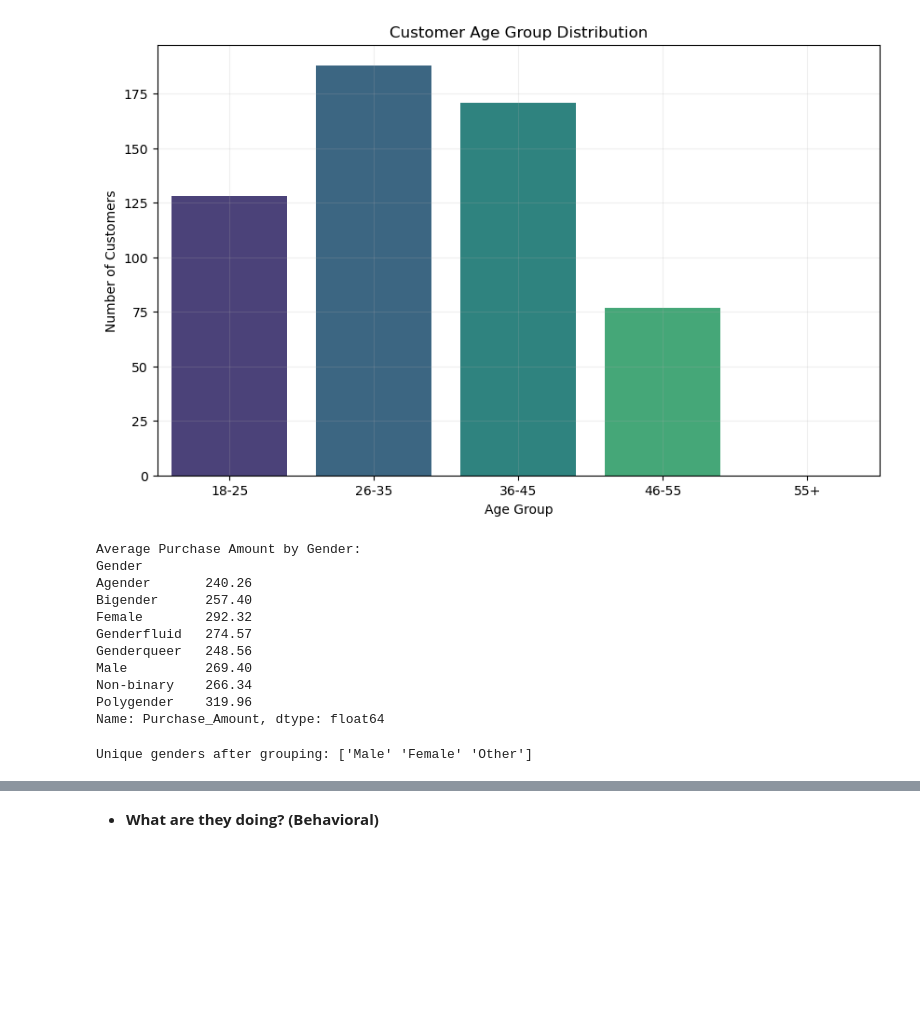
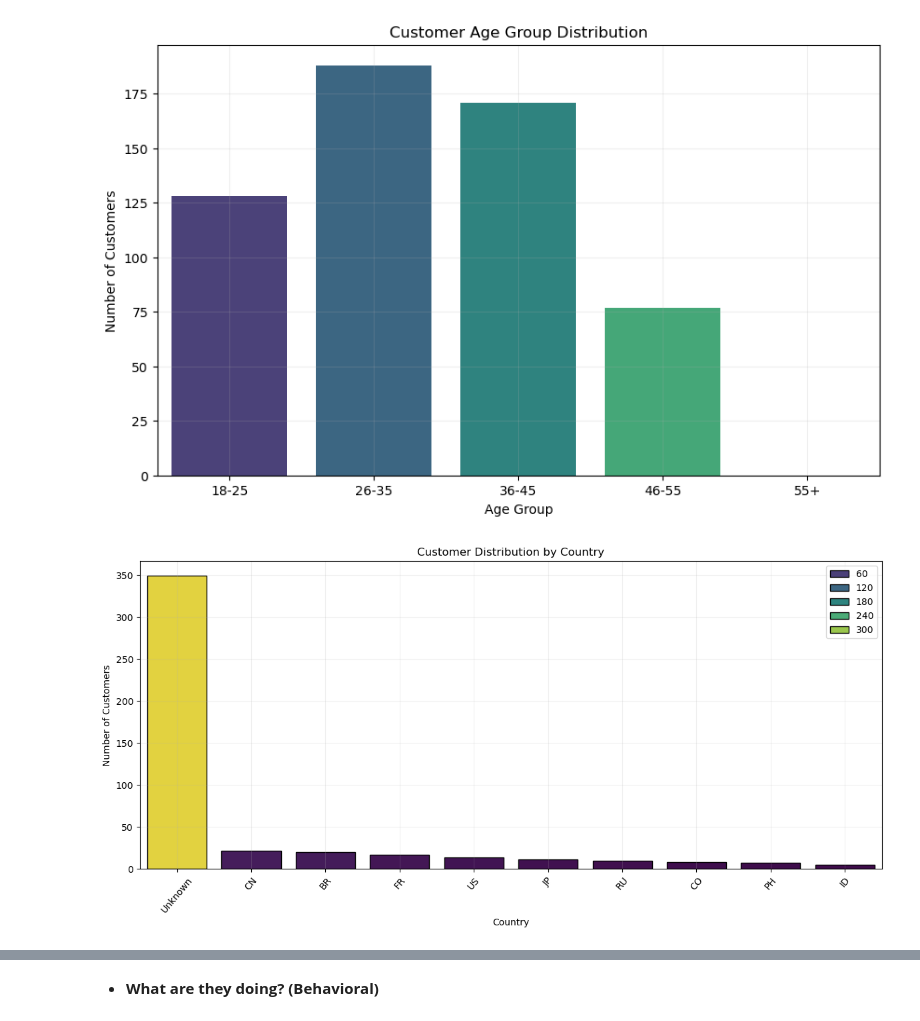
Before and after one commit to marianemcgrath/pfda, a Jupyter notebook: project/project_1.ipynb, the cells around one changed output, grey strips where cells are left out. Saved outputs shown, nothing was run; the diff lists cells and outputs as text; code cells hidden in the pictures; blank space fills up the shorter version.

```diff
--- a/project/project_1.ipynb
+++ b/project/project_1.ipynb
@@ -165,0 +152,3 @@ dtype: int64
+# %%
+# Convert 'Time_of_Purchase' to datetime format
+df['Time_of_Purchase'] = pd.to_datetime(df['Time_of_Purchase'], format='%m/%d/%Y')
@@ -165,0 +163,11 @@ dtype: int64
+# %%
+# Where are our customers from?
+# Using geonamescache to map cities to countries
+gc_instance = gc.GeonamesCache()
+city_data = gc_instance.get_cities()
+city_to_country = {city['name']: city['countrycode'] for city in city_data.values()}
+df['Country'] = df['Location'].map(city_to_country)
+print("Unique countries in dataset:", df['Country'].unique())
+# Some cities might not be mapped, let's fill those with 'Unknown'
+df['Country'] = df['Country'].fillna('Unknown')
+print("Unique countries after filling unknowns:", df['Country'].unique())
@@ -178,3 +205,15 @@ Age_Group
 46-55     77
 55+        0
 Name: count, dtype: int64
+# %%
+# Check if df exists and group by Gender to calculate the average purchase amount
+if 'df' in locals():
+	# Check if Purchase_Amount is already numeric, if not convert it
+	if df['Purchase_Amount'].dtype == 'object':
+		df['Purchase_Amount'] = df['Purchase_Amount'].str.replace('$', '').astype(float)
+
+	result = df.groupby('Gender')['Purchase_Amount'].mean()
+	print("Average Purchase Amount by Gender:")
+	print(result)
+else:
+	print("DataFrame 'df' not found. Please run cells 4 and 9 first to load and clean the data.")
@@ -189,31 +257,3 @@ plt.grid(alpha=0.2)
 plt.show()
 # %% [output]
 [figure]
-# %%
-# Check if df exists and group by Gender to calculate the average purchase amount
-if 'df' in locals():
-	# Convert Purchase_Amount to numeric format by removing '$' and converting to float
-	df['Purchase_Amount'] = df['Purchase_Amount'].str.replace('$', '').astype(float)
-	result = df.groupby('Gender')['Purchase_Amount'].mean()
-	print("Average Purchase Amount by Gender:")
-	print(result)
-else:
-	print("DataFrame 'df' not found. Please run cells 4 and 9 first to load and clean the data.")
-# %% [output]
-Average Purchase Amount by Gender:
-Gender
-Agender       240.26
-Bigender      257.40
-Female        292.32
-Genderfluid   274.57
-Genderqueer   248.56
-Male          269.40
-Non-binary    266.34
-Polygender    319.96
-Name: Purchase_Amount, dtype: float64
-# %%
-# Swapping any other gender that is not Female or Male into Other
-df['Gender'] = df['Gender'].apply(lambda x: x if x in ['Female', 'Male'] else 'Other') # Standardising gender
-print("Unique genders after grouping:", df['Gender'].unique())
-# %% [output]
-Unique genders after grouping: ['Male' 'Female' 'Other']
@@ -219,0 +269,14 @@ Unique genders after grouping: ['Male' 'Female' 'Other']
+# %%
+# Plotting the distribution of customers by the top 10 countries
+country_counts = df['Country'].value_counts().head(10)
+plt.figure(figsize=(12, 6))
+sns.barplot(x=country_counts.index, y=country_counts.values, palette='viridis', edgecolor='black', hue=country_counts.values, dodge=False)
+plt.title('Customer Distribution by Country')
+plt.xlabel('Country')
+plt.ylabel('Number of Customers')
+plt.xticks(rotation=50, fontsize=10)
+plt.grid(alpha=0.2)
+plt.tight_layout()
+plt.show()
+# %% [output]
+[figure, added]
```
Also changed, not shown: parts of 56 cells of this notebook, 3 other files.
